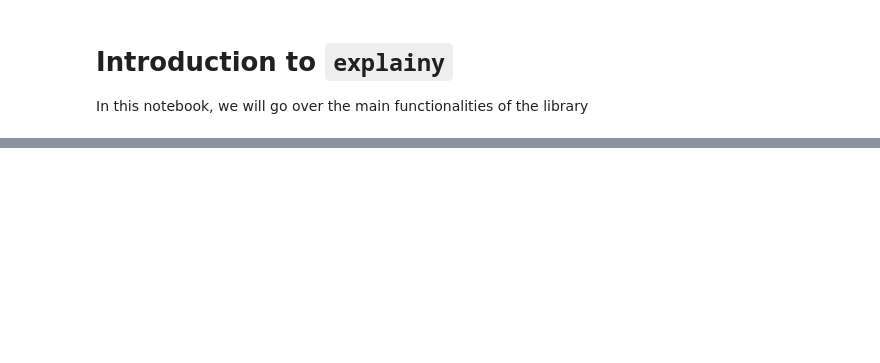
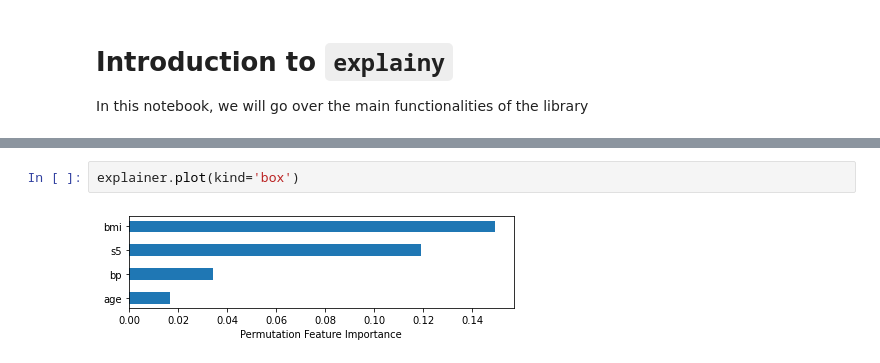
Before and after one commit to MauroLuzzatto/explainy, a Jupyter notebook: docs/examples/01-explainy-intro.ipynb, the cells around one changed output, grey strips where cells are left out. Drawn from its saved outputs; the diff is of its cells as text; blank space fills up the shorter version.

```diff
--- a/docs/examples/01-explainy-intro.ipynb
+++ b/docs/examples/01-explainy-intro.ipynb
@@ -33,0 +44,4 @@ explainer.save(sample_index)
+# %%
+explainer.plot(kind='box')
+# %% [output]
+[figure, added]
```
Also changed, not shown: parts of 8 cells of this notebook, 2 other files.
